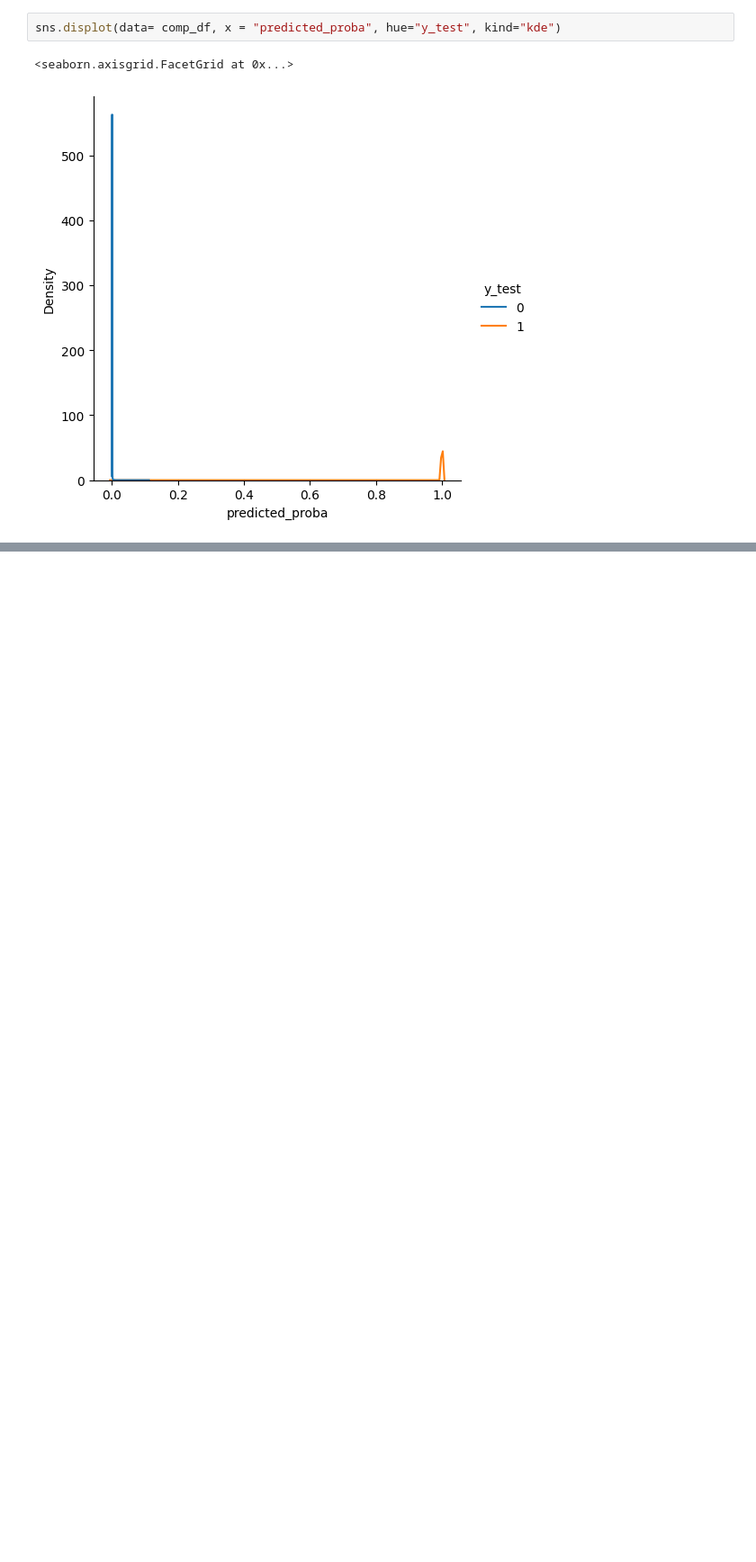
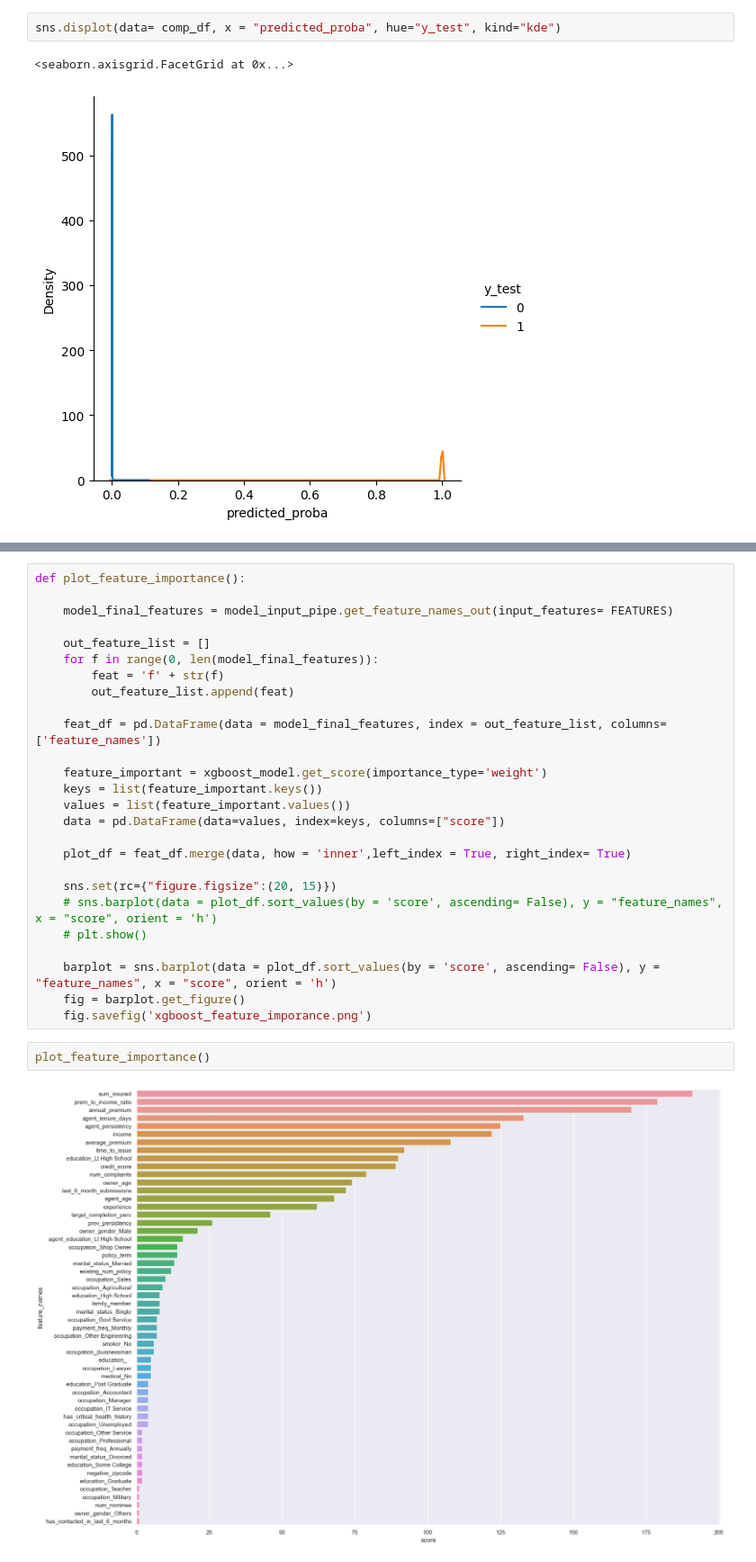
Before and after one commit to tanmoyhalder/life-insurance-persistency, a Jupyter notebook: experiment_tracking_mlflow/3.persistency_3rd_experiment - mlflow + hyperopt + xgboost - new data.ipynb, the cells around one changed output, grey strips where cells are left out. Shown at 90% size. Cells and saved outputs as stored; diff of their text form; blank space fills up the shorter version.

```diff
--- a/experiment_tracking_mlflow/3.persistency_3rd_experiment - mlflow + hyperopt + xgboost - new data.ipynb
+++ b/experiment_tracking_mlflow/3.persistency_3rd_experiment - mlflow + hyperopt + xgboost - new data.ipynb
@@ -504,0 +530,30 @@ sns.displot(data= comp_df, x = "predicted_proba", hue="y_test", kind="kde")
+# %%
+def plot_feature_importance():
+
+    model_final_features = model_input_pipe.get_feature_names_out(input_features= FEATURES)
+
+    out_feature_list = []
+    for f in range(0, len(model_final_features)):
+        feat = 'f' + str(f)
+        out_feature_list.append(feat)
+
+    feat_df = pd.DataFrame(data = model_final_features, index = out_feature_list, columns= ['feature_names'])
+
+    feature_important = xgboost_model.get_score(importance_type='weight')
+    keys = list(feature_important.keys())
+    values = list(feature_important.values())
+    data = pd.DataFrame(data=values, index=keys, columns=["score"])
+
+    plot_df = feat_df.merge(data, how = 'inner',left_index = True, right_index= True)
+
+    sns.set(rc={"figure.figsize":(20, 15)})
+    # sns.barplot(data = plot_df.sort_values(by = 'score', ascending= False), y = "feature_names", x = "score", orient = 'h')
+    # plt.show()
+
+    barplot = sns.barplot(data = plot_df.sort_values(by = 'score', ascending= False), y = "feature_names", x = "score", orient = 'h')
+    fig = barplot.get_figure()
+    fig.savefig('xgboost_feature_imporance.png')
+# %%
+plot_feature_importance()
+# %% [output]
+[figure, added]
```
Also changed, not shown: parts of 3 cells of this notebook, 15 other files.
